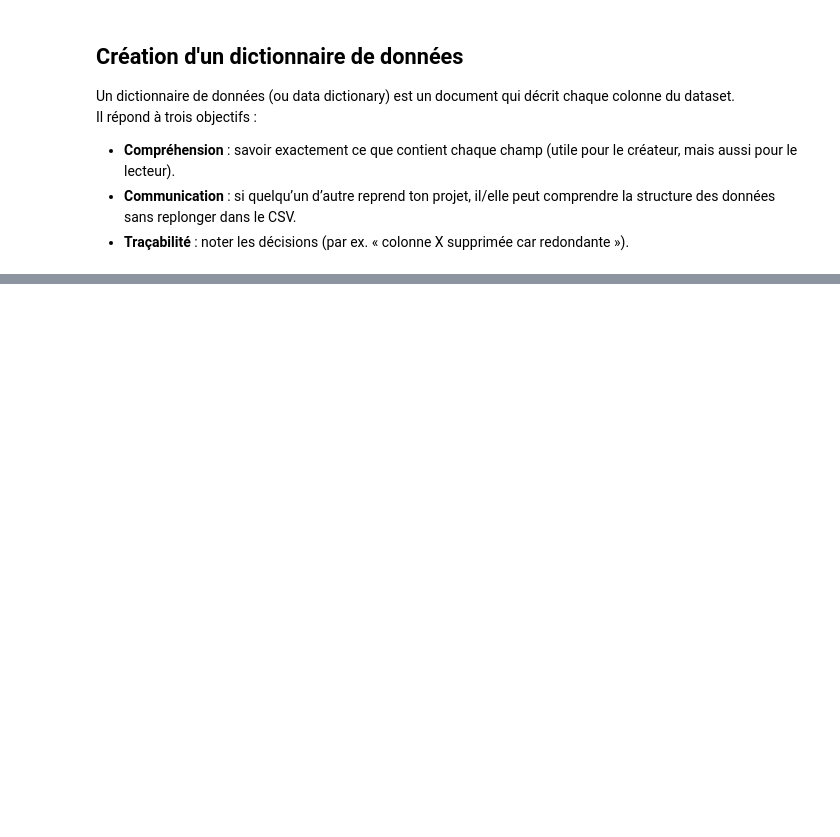
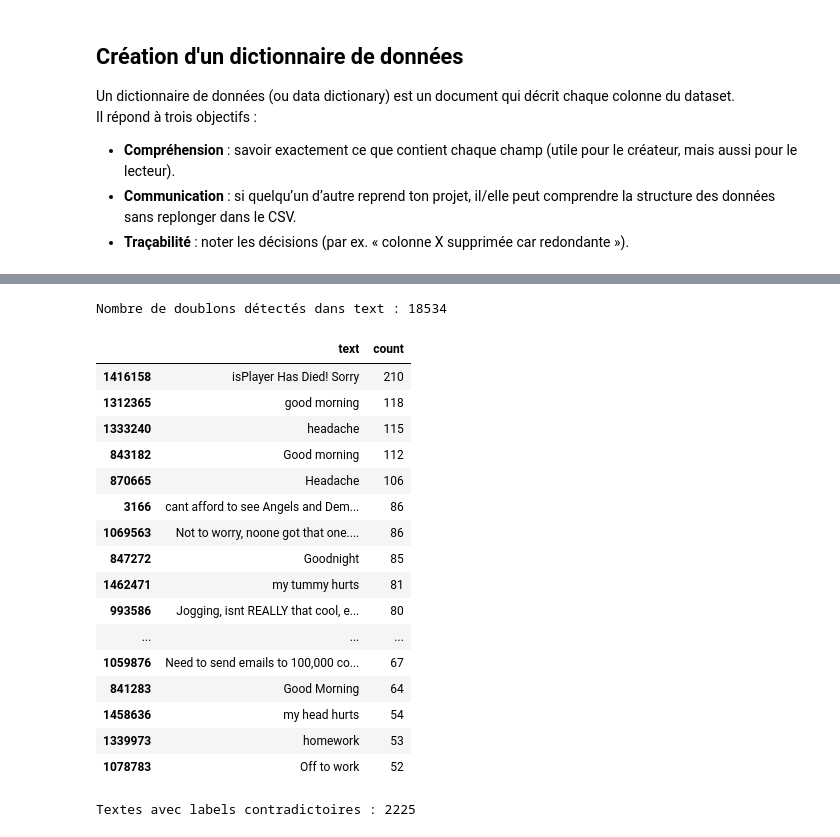
Before and after one commit to Michelita101/projet7-sentiment, a Jupyter notebook: notebooks/Dewerpe_Michèle_2_scripts_notebook_modélisation_092025.ipynb, the cells around one changed output, grey strips where cells are left out. Saved outputs shown, nothing was run; the diff lists cells and outputs as text; code cells hidden in the pictures; blank space fills up the shorter version.

```diff
--- a/notebooks/Dewerpe_Michèle_2_scripts_notebook_modélisation_092025.ipynb
+++ b/notebooks/Dewerpe_Michèle_2_scripts_notebook_modélisation_092025.ipynb
@@ -164,0 +228,56 @@ Exporté : ../reports/data_dictionary.csv et ../reports/data_dictionary.md
+# %%
+# Nombre de doublons exacts sur la colonne text
+nb_duplicated = df["text"].duplicated().sum()
+print(f"Nombre de doublons détectés dans text : {nb_duplicated}")
+# %% [output]
+Nombre de doublons détectés dans text : 18534
+# %%
+# Compter les occurrences par texte et garder ceux avec au moins 2 occurrences
+dup_counts = (
+    df.groupby("text", dropna=False)
+      .size()
+      .reset_index(name="count")
+      .sort_values("count", ascending=False)
+)
+
+dup_counts_head = dup_counts[dup_counts["count"] > 1].head(20)
+dup_counts_head
+# %% [output]
+|  | text | count |
+| 1416158 | isPlayer Has Died! Sorry | 210 |
+| 1312365 | good morning | 118 |
+| 1333240 | headache | 115 |
+| 843182 | Good morning | 112 |
+| 870665 | Headache | 106 |
+| 3166 | cant afford to see Angels and Dem... | 86 |
+| 1069563 | Not to worry, noone got that one.... | 86 |
+| 847272 | Goodnight | 85 |
+| 1462471 | my tummy hurts | 81 |
+| 993586 | Jogging, isnt REALLY that cool, e... | 80 |
+| ... | ... | ... |
+| 1059876 | Need to send emails to 100,000 co... | 67 |
+| 841283 | Good Morning | 64 |
+| 1458636 | my head hurts | 54 |
+| 1339973 | homework | 53 |
+| 1078783 | Off to work | 52 |
+# %%
+# Textes qui apparaissent avec plusieurs labels (incohérences)
+multi_label = (
+    df.groupby("text")["label"]
+      .nunique()
+      .reset_index(name="n_labels")
+      .query("n_labels > 1")
+)
+
+print(f"Textes avec labels contradictoires : {len(multi_label)}")
+
+# Voir quelques exemples contradictoires
+if len(multi_label) > 0:
+    sample_contra = (
+        df.merge(multi_label[["text"]], on="text", how="inner")
+          .sort_values("text")
+          .head(50)
+    )
+    sample_contra
+# %% [output]
+Textes avec labels contradictoires : 2225
```
Also changed, not shown: parts of 18 cells of this notebook.
